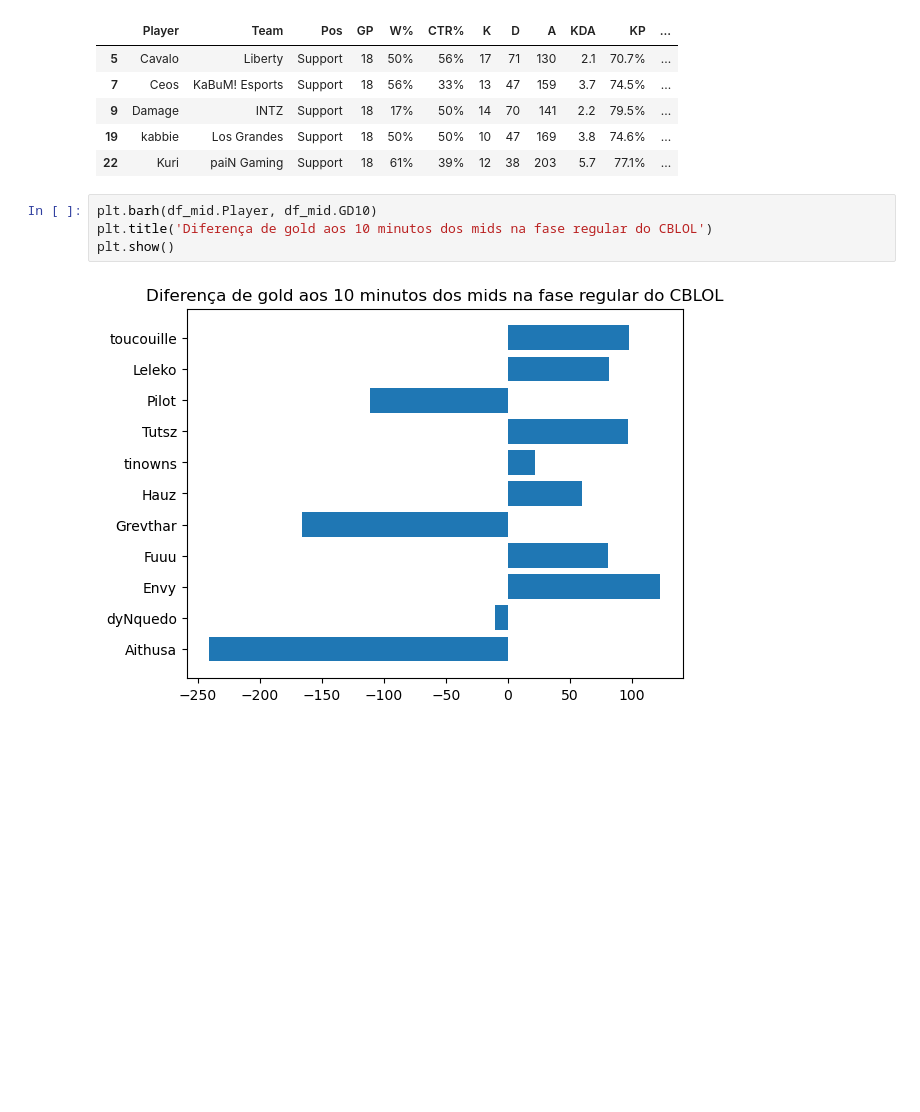
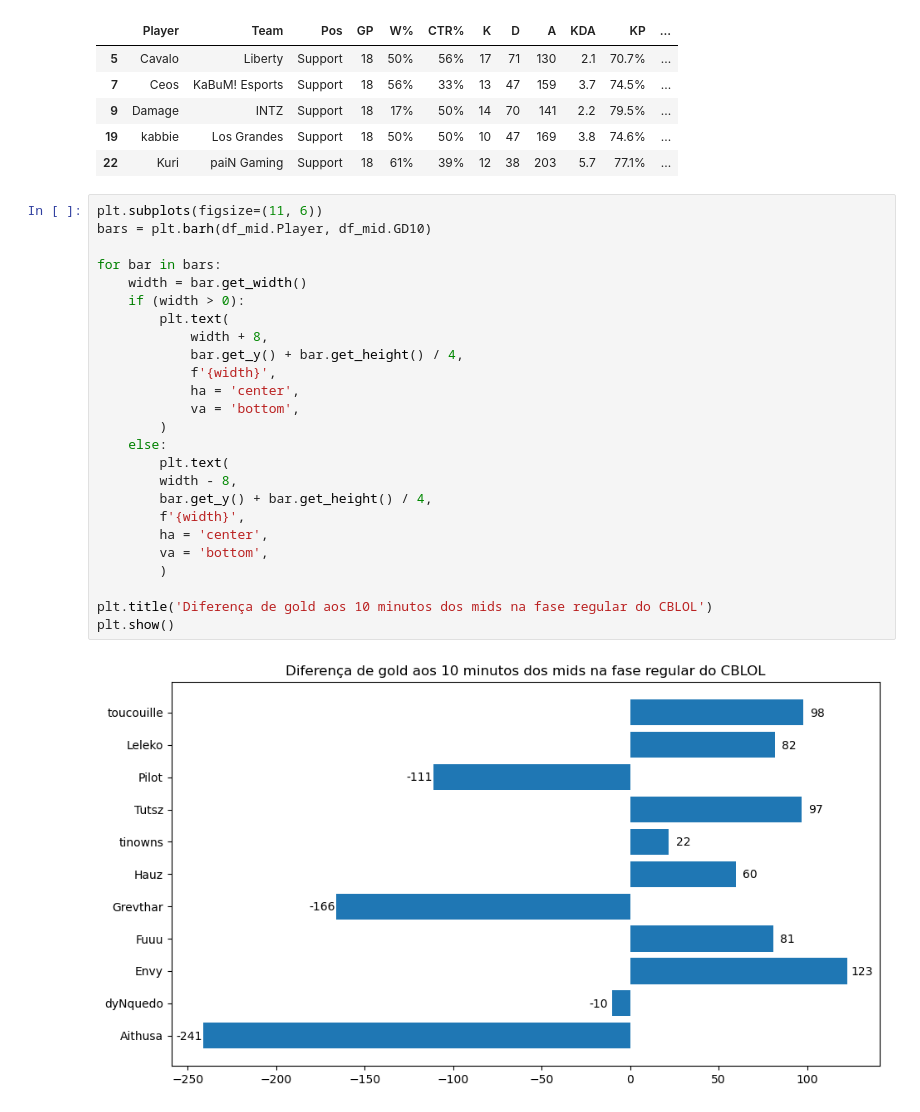
Before and after one commit to thiagomout/data_lol, a Jupyter notebook: cblol/cblol2024_1.ipynb, the cells around one changed output. Drawn from its saved outputs; the diff is of its cells as text; blank space fills up the shorter version.

Commit message:
improving the graph

```diff
--- a/cblol/cblol2024_1.ipynb
+++ b/cblol/cblol2024_1.ipynb
@@ -41,8 +41,29 @@ df_sup.head()
 | 19 | kabbie | Los Grandes | Support | 18 | 50% | 50% | 10 | 47 | 169 | 3.8 | 74.6% | ... |
 | 22 | Kuri | paiN Gaming | Support | 18 | 61% | 39% | 12 | 38 | 203 | 5.7 | 77.1% | ... |
 # %%
-plt.barh(df_mid.Player, df_mid.GD10)
+plt.subplots(figsize=(11, 6))
+bars = plt.barh(df_mid.Player, df_mid.GD10)
+
+for bar in bars:
+    width = bar.get_width()
+    if (width > 0):
+        plt.text(
+            width + 8,
+            bar.get_y() + bar.get_height() / 4,
+            f'{width}',
+            ha = 'center',
+            va = 'bottom',
+        )
+    else:
+        plt.text(
+        width - 8,
+        bar.get_y() + bar.get_height() / 4,
+        f'{width}',
+        ha = 'center',
+        va = 'bottom',
+        )
+
 plt.title('Diferença de gold aos 10 minutos dos mids na fase regular do CBLOL')
 plt.show()
 # %% [output]
-[figure, old version]
+[figure, new version]
```
